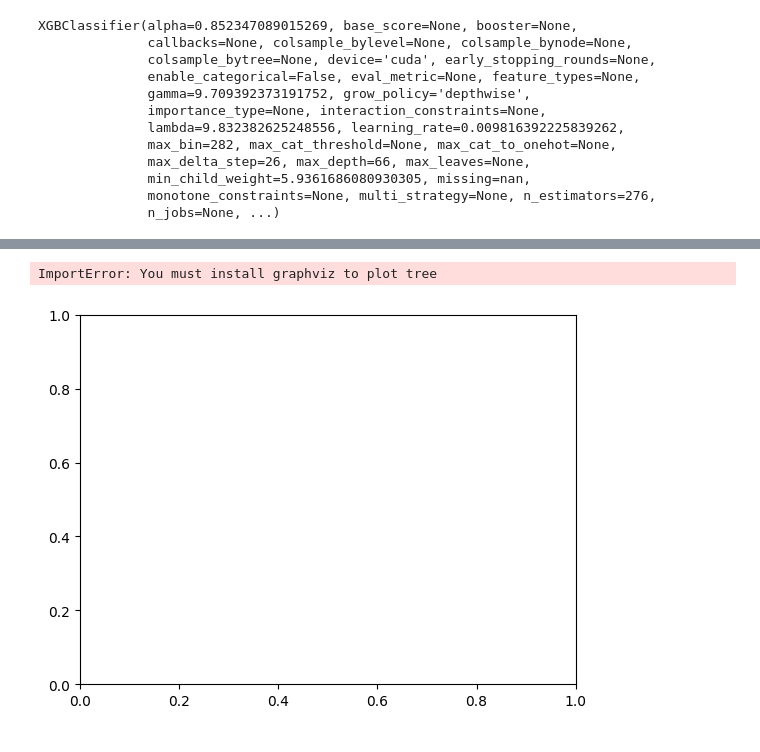
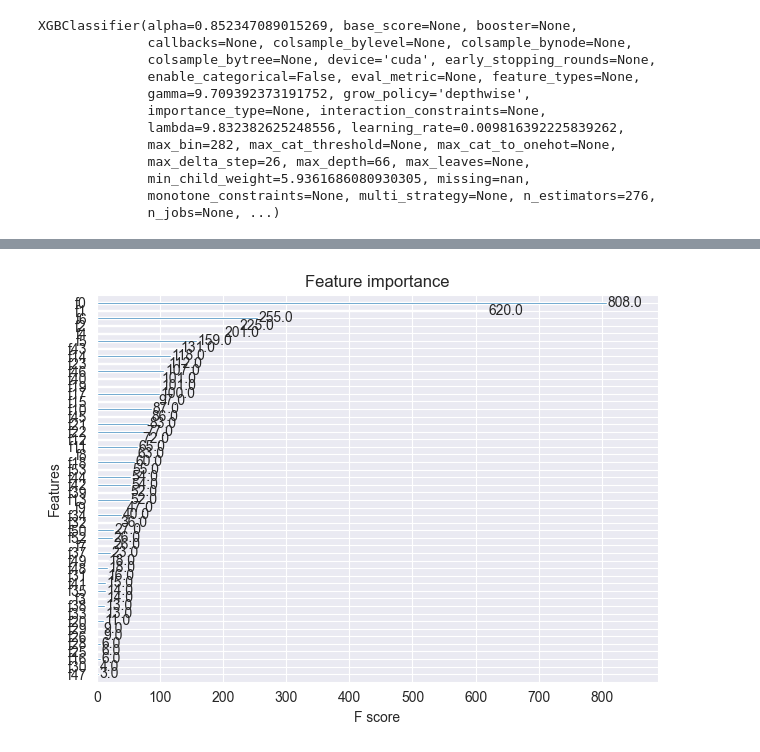
Before and after one commit to jhs-164179/Nurse__, a Jupyter notebook: [03]ML.ipynb, the cells around one changed output, grey strips where cells are left out. Saved outputs shown, nothing was run; the diff lists cells and outputs as text; code cells hidden in the pictures.

```diff
--- a/[03]ML.ipynb
+++ b/[03]ML.ipynb
@@ -378,7 +478,12 @@ print(classification_report(test_y, pred2))
 weighted avg       0.86      0.74      0.78       755
 # %%
-from xgboost import plot_tree
-plot_tree(model2)
+plot_tree(model2, rankdir='LR')
+fig = plt.gcf()
+fig.set_size_inches(200, 150)
+plt.show()
-# %% [output]
-ImportError: You must install graphviz to plot tree
-[figure, removed]
+# %%
+from xgboost import plot_importance
+plot_importance(model2)
+plt.tight_layout()
+# %% [output]
+[figure, added]
```
Also changed, not shown: parts of 18 cells of this notebook, 2 other files.
